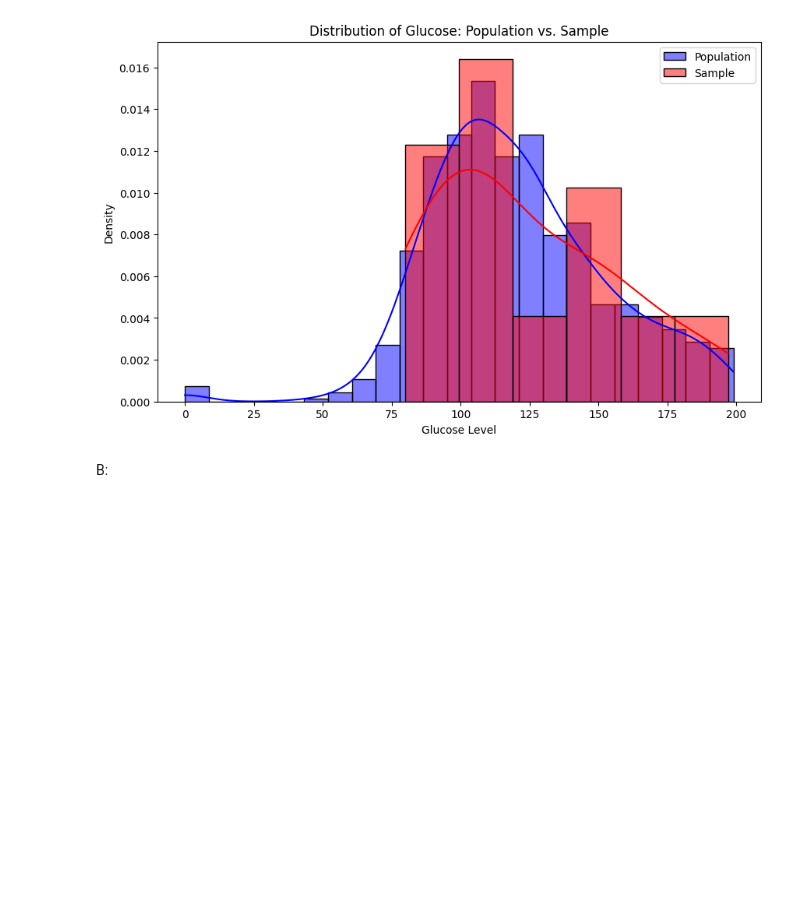
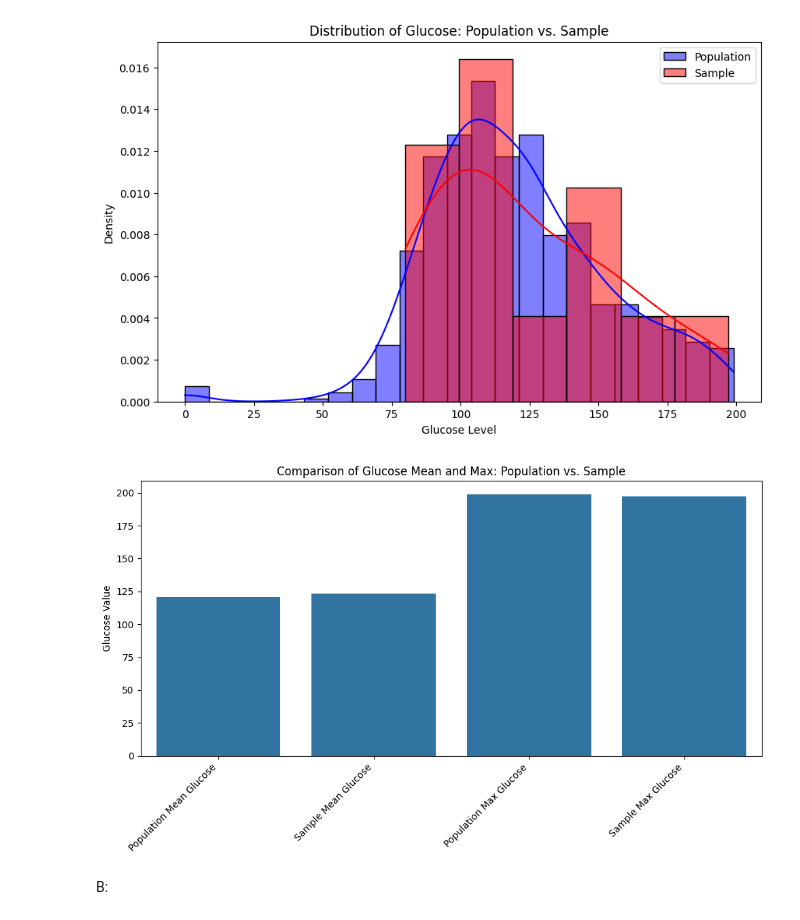
Before and after one commit to Zjmgpk/CS5530, a Jupyter notebook: Assignment_2/Assignment_2_2/Source/Assignment2_2.ipynb, the cells around one changed output. Drawn from its saved outputs; the diff is of its cells as text; code cells hidden in the pictures; blank space fills up the shorter version.

```diff
--- a/Assignment_2/Assignment_2_2/Source/Assignment2_2.ipynb
+++ b/Assignment_2/Assignment_2_2/Source/Assignment2_2.ipynb
@@ -85,6 +85,30 @@ plt.legend()
 plt.show()
 # %% [output]
 [figure]
+# %%
+df_mean_glucose = df['Glucose'].mean()
+sample_df_mean_glucose = sample_df['Glucose'].mean()
+
+df_max_glucose = df['Glucose'].max()
+sample_df_max_glucose = sample_df['Glucose'].max()
+
+data = {
+    'Category': ['Population Mean Glucose', 'Sample Mean Glucose', 'Population Max Glucose', 'Sample Max Glucose'],
+    'Value': [df_mean_glucose, sample_df_mean_glucose, df_max_glucose, sample_df_max_glucose]
+}
+
+comparison_glucose_df = pandas.DataFrame(data)
+
+plt.figure(figsize=(10, 6))
+sns.barplot(x='Category', y='Value', data=comparison_glucose_df)
+plt.title('Comparison of Glucose Mean and Max: Population vs. Sample')
+plt.ylabel('Glucose Value')
+plt.xlabel('')
+plt.xticks(rotation=45, ha='right')
+plt.tight_layout()
+plt.show()
+# %% [output]
+[figure, added]
 # %% [markdown]
 B:
 # %%
```
Also changed, not shown: parts of 3 cells of this notebook.
